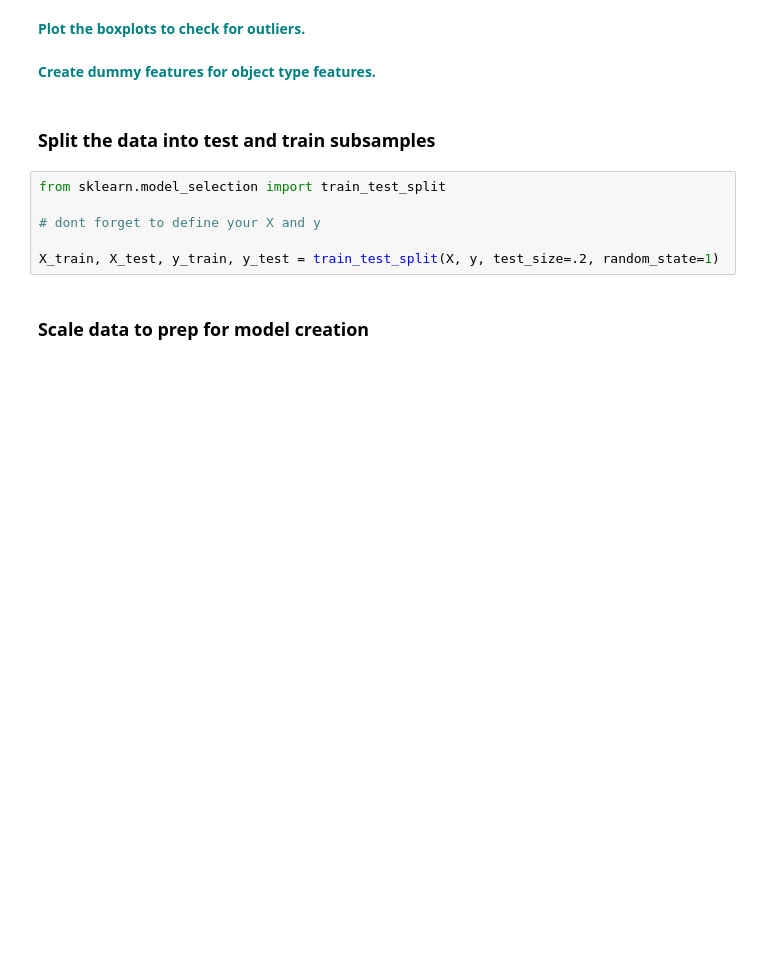
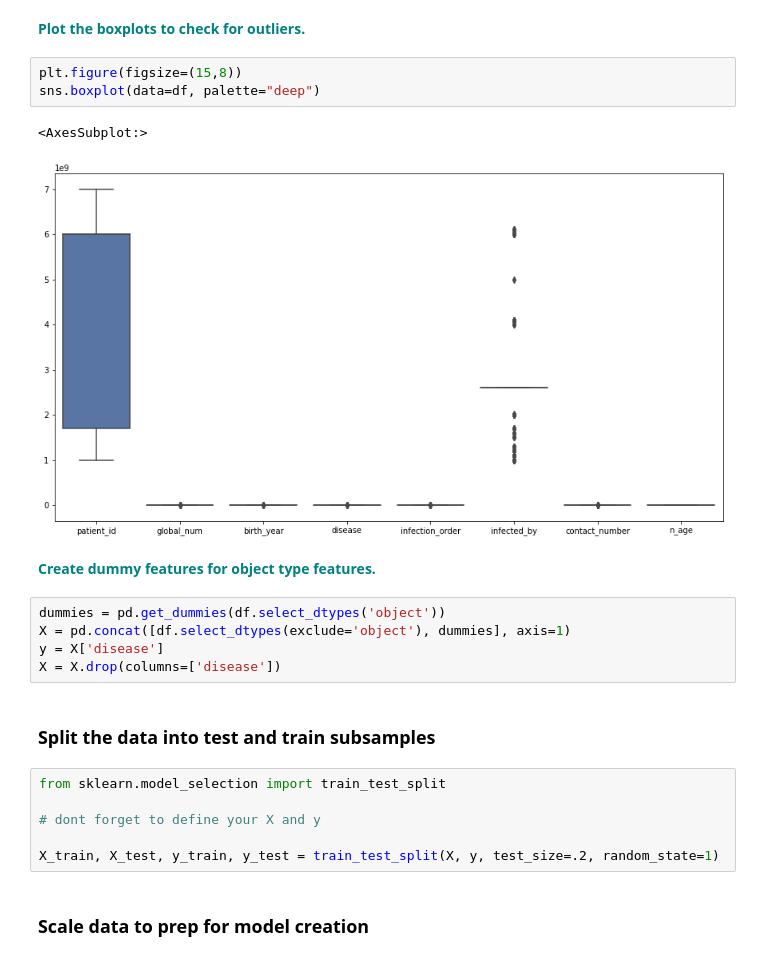
Before and after one commit to cogentdom/Random_Forest, a Jupyter notebook: RandomForest_casestudy_covid19.ipynb, the cells around one changed output. Cells and saved outputs as stored; diff of their text form; blank space fills up the shorter version.

```diff
--- a/RandomForest_casestudy_covid19.ipynb
+++ b/RandomForest_casestudy_covid19.ipynb
@@ -127,7 +315,18 @@ vn
 # %% [markdown]
 **<font color='teal'> Plot the boxplots to check for outliers. </font>**
+# %%
+plt.figure(figsize=(15,8))
+sns.boxplot(data=df, palette="deep")
+# %% [output]
+<AxesSubplot:>
+[figure, added]
 # %% [markdown]
 **<font color='teal'> Create dummy features for object type features. </font>**
+# %%
+dummies = pd.get_dummies(df.select_dtypes('object'))
+X = pd.concat([df.select_dtypes(exclude='object'), dummies], axis=1)
+y = X['disease']
+X = X.drop(columns=['disease'])
 # %% [markdown]
 ### Split the data into test and train subsamples
 # %%
```
Also changed, not shown: parts of 24 cells of this notebook, 3 other files.
